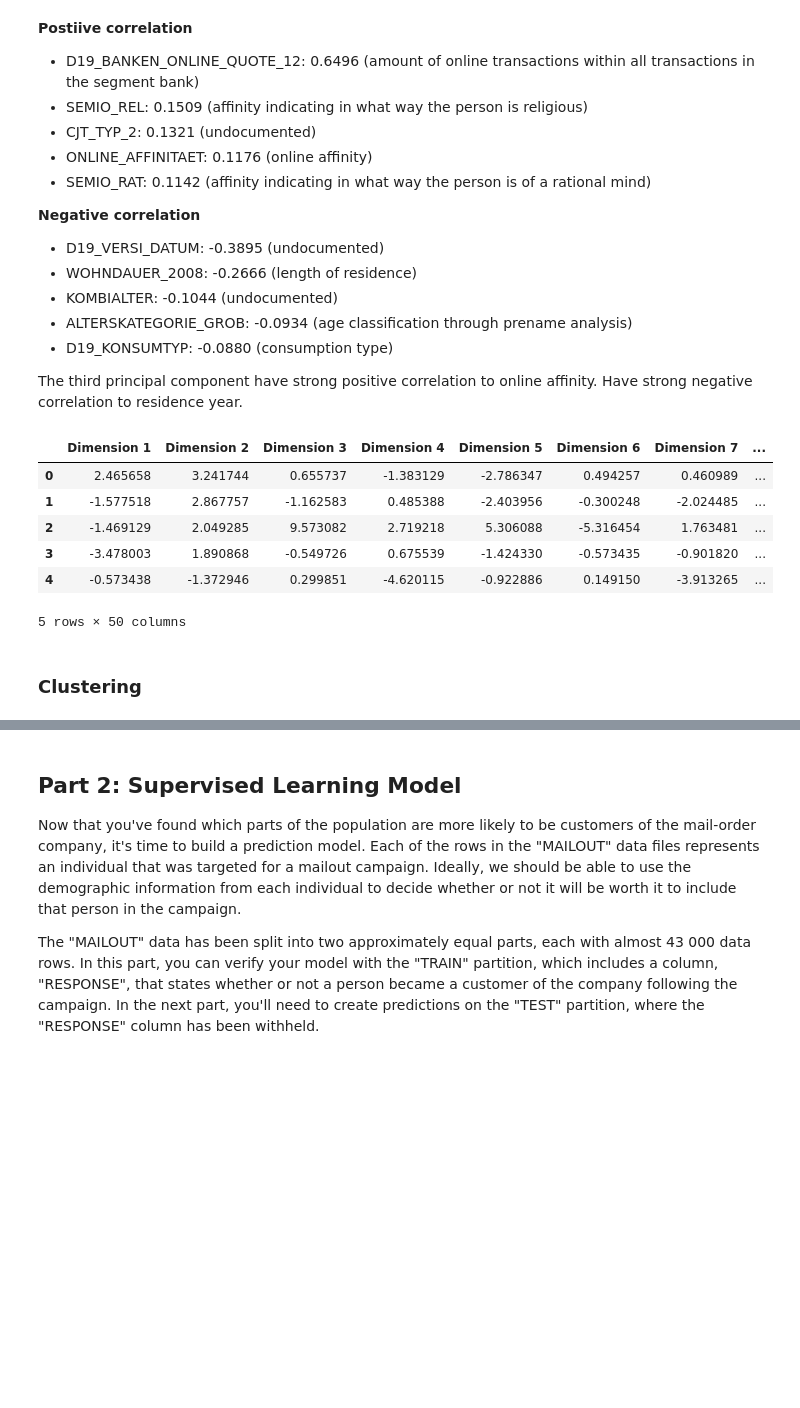
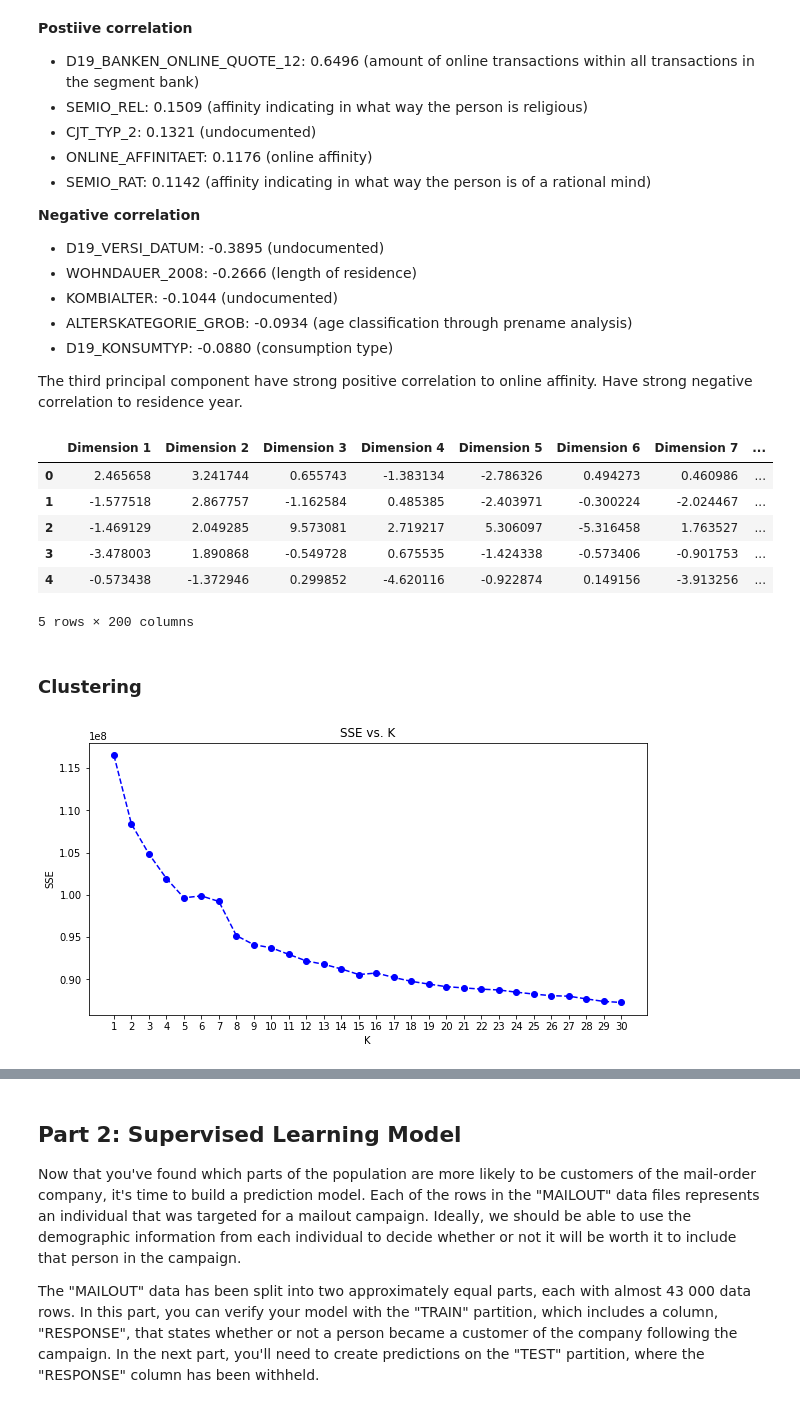
Before and after one commit to dragon7-fc/DSND-Capstone, a Jupyter notebook: Arvato Project Workbook.ipynb, the cells around one changed output, grey strips where cells are left out. Drawn from its saved outputs; the diff is of its cells as text; code cells hidden in the pictures; blank space fills up the shorter version.

Commit message:
feat: add clustering

```diff
--- a/Arvato Project Workbook.ipynb
+++ b/Arvato Project Workbook.ipynb
@@ -2345,28 +2349,29 @@ plt.show()
 
 The third principal component have strong positive correlation to online affinity. Have strong negative correlation to residence year.
 # %%
-N_COMPONENTS = 50
+N_COMPONENTS = 200
 
 # Apply PCA by fitting the good data with only 50 dimensions
 new_azdias_pca = PCA(n_components=N_COMPONENTS).fit(new_azdias_df)
 
 # Transform the general population using the PCA fit above
-new_azdias_reduced_data = new_azdias_pca.transform(new_azdias_df)
+reduced_data_new_azdias = new_azdias_pca.transform(new_azdias_df)
 
 # Transform the customer using the PCA fit above
-new_customers_reduced_data = new_azdias_pca.transform(new_customers_df)
+reduced_data_new_customers = new_azdias_pca.transform(new_customers_df)
 
 # Create a DataFrame for the reduced data
-new_azdias_reduced_data_df = pd.DataFrame(new_azdias_reduced_data, columns = ['Dimension '+str(i) for i in range(1, N_COMPONENTS+1)])
+new_azdias_reduced_data_df = pd.DataFrame(reduced_data_new_azdias, columns = ['Dimension '+str(i) for i in range(1, N_COMPONENTS+1)])
+new_customers_reduced_data_df = pd.DataFrame(reduced_data_new_customers, columns = ['Dimension '+str(i) for i in range(1, N_COMPONENTS+1)])
 # %%
 new_azdias_reduced_data_df.head()
 # %% [output]
 |  | Dimension 1 | Dimension 2 | Dimension 3 | Dimension 4 | Dimension 5 | Dimension 6 | Dimension 7 | ... |
-| 0 | 2.465658 | 3.241744 | 0.655737 | -1.383129 | -2.786347 | 0.494257 | 0.460989 | ... |
-| 1 | -1.577518 | 2.867757 | -1.162583 | 0.485388 | -2.403956 | -0.300248 | -2.024485 | ... |
-| 2 | -1.469129 | 2.049285 | 9.573082 | 2.719218 | 5.306088 | -5.316454 | 1.763481 | ... |
-| 3 | -3.478003 | 1.890868 | -0.549726 | 0.675539 | -1.424330 | -0.573435 | -0.901820 | ... |
-| 4 | -0.573438 | -1.372946 | 0.299851 | -4.620115 | -0.922886 | 0.149150 | -3.913265 | ... |
+| 0 | 2.465658 | 3.241744 | 0.655743 | -1.383134 | -2.786326 | 0.494273 | 0.460986 | ... |
+| 1 | -1.577518 | 2.867757 | -1.162584 | 0.485385 | -2.403971 | -0.300224 | -2.024467 | ... |
+| 2 | -1.469129 | 2.049285 | 9.573081 | 2.719217 | 5.306097 | -5.316458 | 1.763527 | ... |
+| 3 | -3.478003 | 1.890868 | -0.549728 | 0.675535 | -1.424338 | -0.573406 | -0.901753 | ... |
+| 4 | -0.573438 | -1.372946 | 0.299852 | -4.620116 | -0.922874 | 0.149156 | -3.913256 | ... |
-5 rows × 50 columns
+5 rows × 200 columns
 # %% [markdown]
 ### Clustering
@@ -2413,0 +2380,25 @@ find_best_k(new_azdias_reduced_data_df, new_customers_reduced_data)
+# %%
+# Over a number of different cluster counts...
+scores = []
+centers = list(range(1,31))
+for center in centers:
+
+    # run k-means clustering on the data and...
+    kmeans = MiniBatchKMeans(n_clusters=center, random_state=0)
+    model = kmeans.fit(reduced_data_new_azdias)
+
+    # compute the average within-cluster distances.
+    score = np.abs(model.score(reduced_data_new_azdias))
+    scores.append(score)
+# %%
+# Investigate the change in within-cluster distance across number of clusters.
+
+plt.figure(figsize=(10, 5))
+ax = plt.subplot()
+plt.plot(centers, scores, linestyle='--', marker='o', color='b');
+plt.xlabel('K');
+plt.xticks(np.arange(1, 31, step=1))
+plt.ylabel('SSE');
+plt.title('SSE vs. K');
+# %% [output]
+[figure, added]
```
Also changed, not shown: parts of 37 cells of this notebook.
